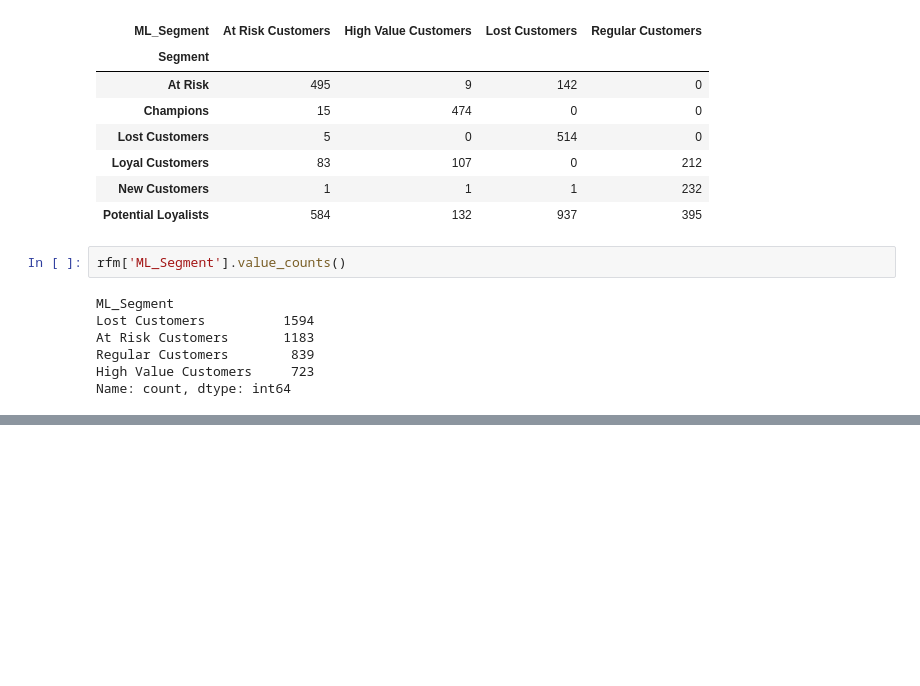
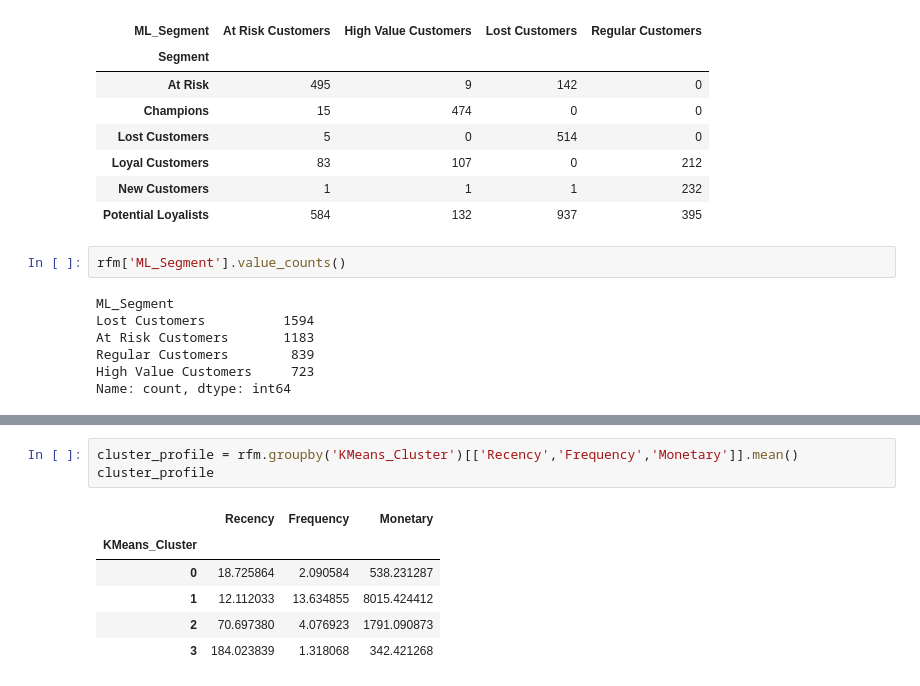
Before and after one commit to MadugulaHarika/customer-intelligence-segmentation, a Jupyter notebook: notebooks/01_EDA.ipynb, the cells around one changed output, grey strips where cells are left out. Drawn from its saved outputs; the diff is of its cells as text; blank space fills up the shorter version.

```diff
--- a/notebooks/01_EDA.ipynb
+++ b/notebooks/01_EDA.ipynb
@@ -465,0 +490,10 @@ Name: count, dtype: int64
+# %%
+cluster_profile = rfm.groupby('KMeans_Cluster')[['Recency','Frequency','Monetary']].mean()
+cluster_profile
+# %% [output]
+|  | Recency | Frequency | Monetary |
+| KMeans_Cluster |  |  |  |
+| 0 | 18.725864 | 2.090584 | 538.231287 |
+| 1 | 12.112033 | 13.634855 | 8015.424412 |
+| 2 | 70.697380 | 4.076923 | 1791.090873 |
+| 3 | 184.023839 | 1.318068 | 342.421268 |
```
Also changed, not shown: parts of 8 cells of this notebook.
